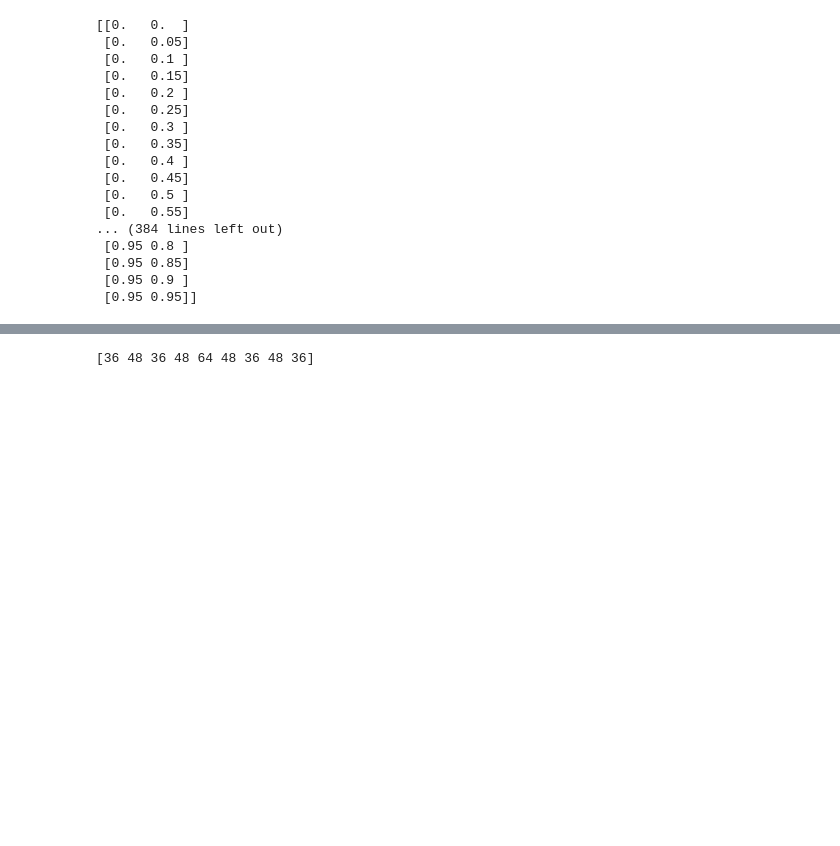
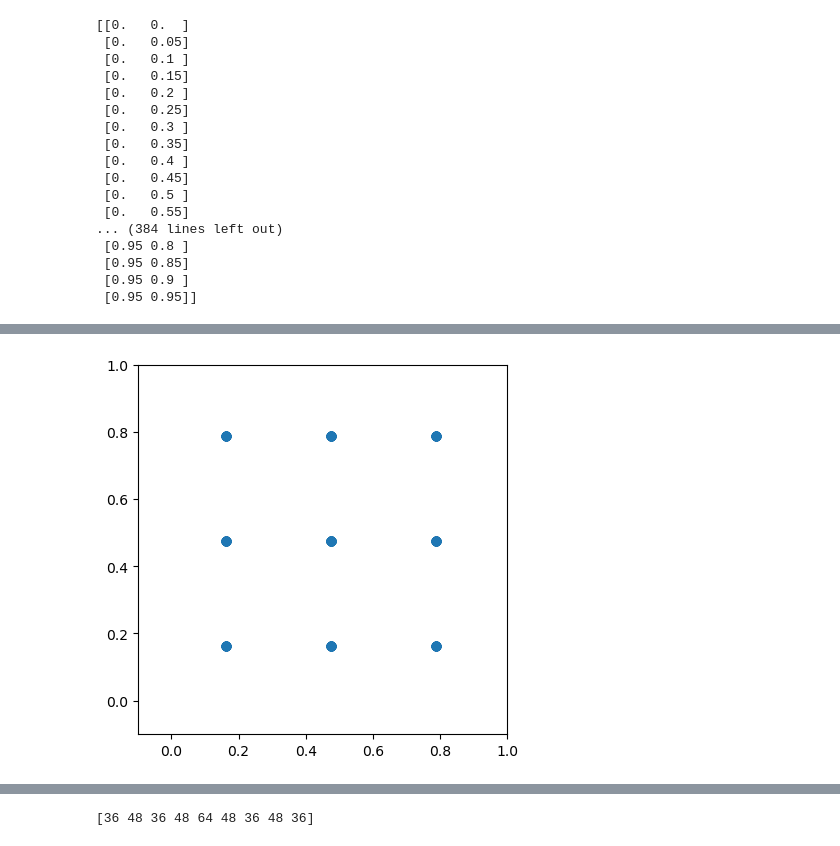
Before and after one commit to ash00748/Hegselmann-Krause-project, a Jupyter notebook: 2d HK/2d_Hegselmann_Krause.ipynb, the cells around one changed output, grey strips where cells are left out. Saved outputs shown, nothing was run; the diff lists cells and outputs as text; code cells hidden in the pictures; blank space fills up the shorter version.

```diff
--- a/2d HK/2d_Hegselmann_Krause.ipynb
+++ b/2d HK/2d_Hegselmann_Krause.ipynb
@@ -100,0 +63,4 @@ draw_HK_2D_simulation(res_arr, 'plasma')
+# %%
+animate_HK_2D_simulation(res_arr)
+# %% [output]
+[figure, added]
```
Also changed, not shown: parts of 5 cells of this notebook, 8 other files.
